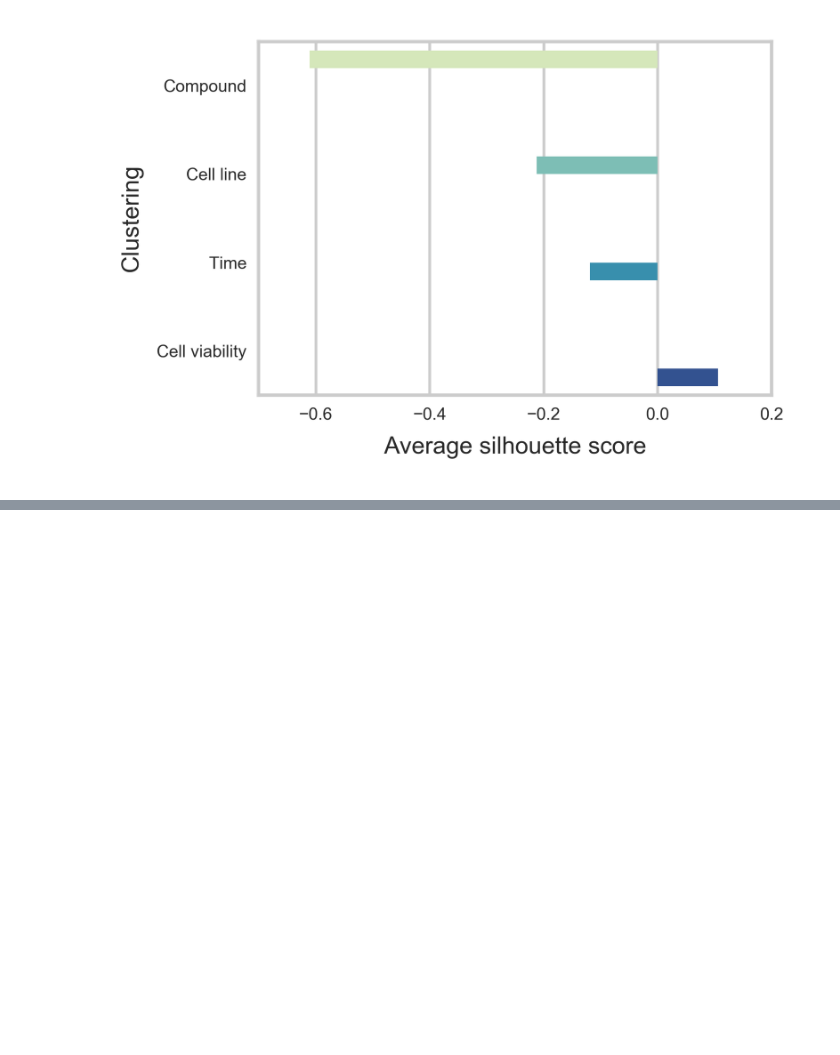
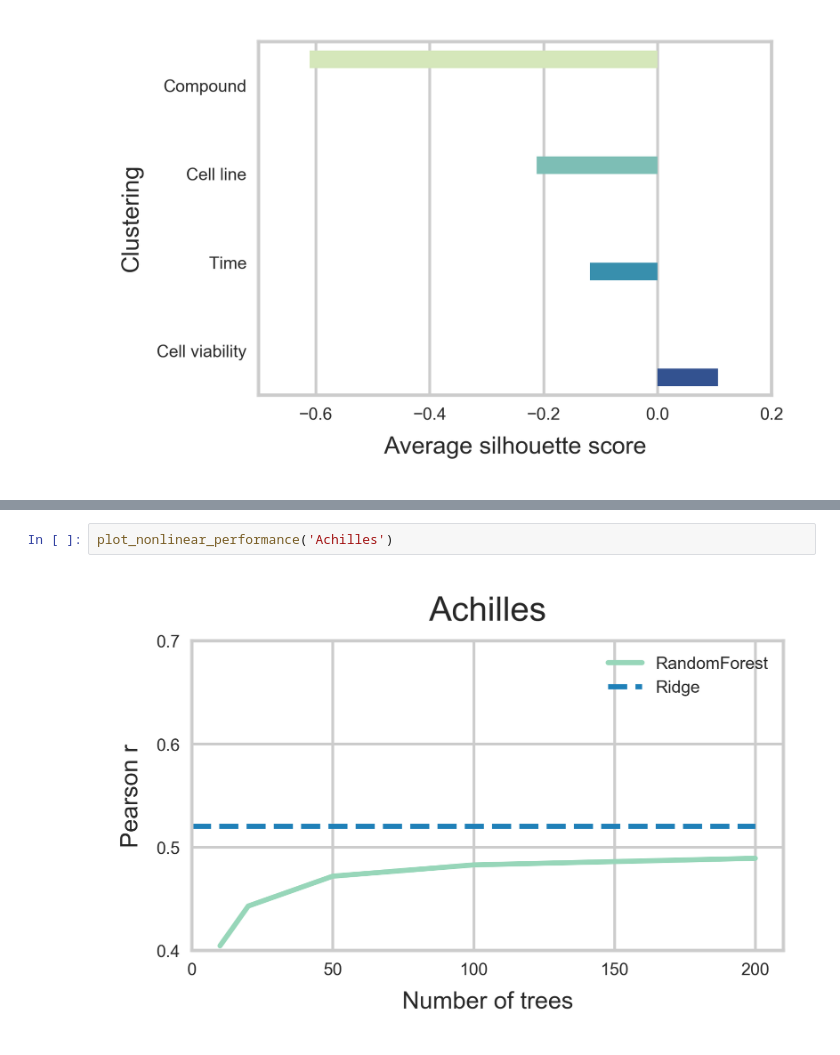
Before and after one commit to bence-szalai/Cell-death-signatures, a Jupyter notebook: code/cell_death_7_additional.ipynb, the cells around one changed output, grey strips where cells are left out. Drawn from its saved outputs; the diff is of its cells as text; blank space fills up the shorter version.

```diff
--- a/code/cell_death_7_additional.ipynb
+++ b/code/cell_death_7_additional.ipynb
@@ -136,0 +369,4 @@ plt.savefig('../figures/raw/tsne_silhouette.pdf')
+# %%
+plot_nonlinear_performance('Achilles')
+# %% [output]
+[figure, added]
```
Also changed, not shown: parts of 18 cells of this notebook, 3 other files.
